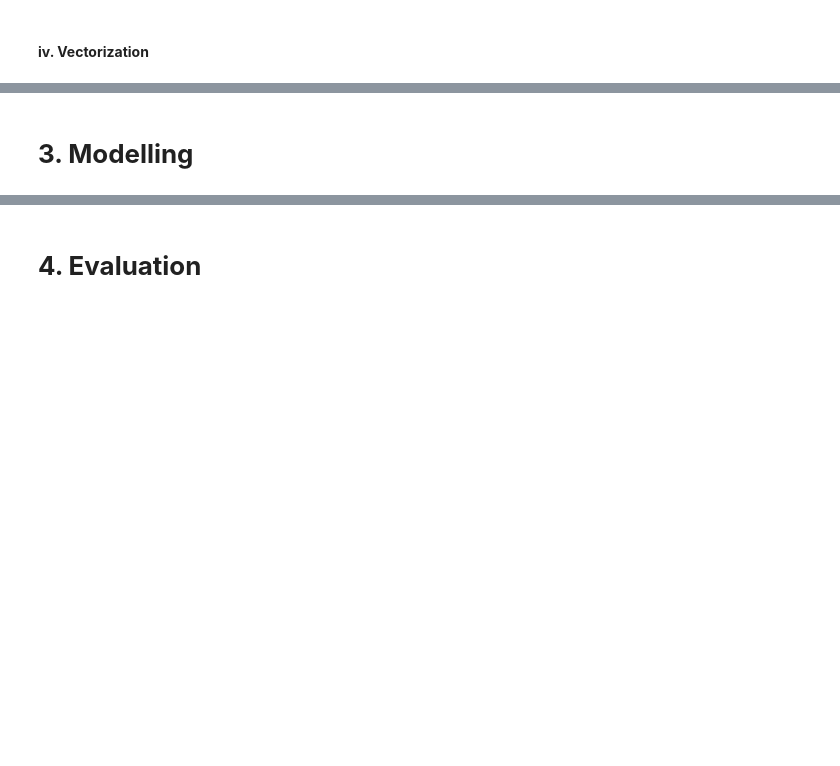
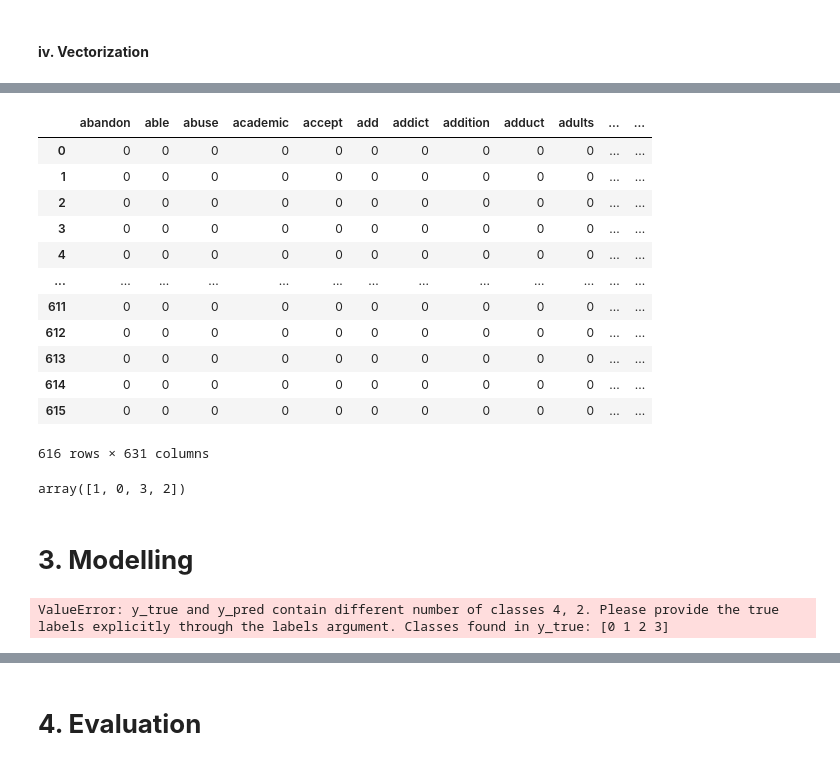
Before and after one commit to AliceWamuyu/Mental-Health-Prediction, a Jupyter notebook: index.ipynb, the cells around one changed output, grey strips where cells are left out. Cells and saved outputs as stored; diff of their text form; code cells hidden in the pictures; blank space fills up the shorter version.

```diff
--- a/index.ipynb
+++ b/index.ipynb
@@ -269,0 +333,16 @@ SyntaxError: invalid syntax (<ipython-input-21-dcf41ffd04d6>, line 2)
+# %%
+cv_df
+# %% [output]
+|  | abandon | able | abuse | academic | accept | add | addict | addition | adduct | adults | ... | ... |
+| 0 | 0 | 0 | 0 | 0 | 0 | 0 | 0 | 0 | 0 | 0 | ... | ... |
+| 1 | 0 | 0 | 0 | 0 | 0 | 0 | 0 | 0 | 0 | 0 | ... | ... |
+| 2 | 0 | 0 | 0 | 0 | 0 | 0 | 0 | 0 | 0 | 0 | ... | ... |
+| 3 | 0 | 0 | 0 | 0 | 0 | 0 | 0 | 0 | 0 | 0 | ... | ... |
+| 4 | 0 | 0 | 0 | 0 | 0 | 0 | 0 | 0 | 0 | 0 | ... | ... |
+| ... | ... | ... | ... | ... | ... | ... | ... | ... | ... | ... | ... | ... |
+| 611 | 0 | 0 | 0 | 0 | 0 | 0 | 0 | 0 | 0 | 0 | ... | ... |
+| 612 | 0 | 0 | 0 | 0 | 0 | 0 | 0 | 0 | 0 | 0 | ... | ... |
+| 613 | 0 | 0 | 0 | 0 | 0 | 0 | 0 | 0 | 0 | 0 | ... | ... |
+| 614 | 0 | 0 | 0 | 0 | 0 | 0 | 0 | 0 | 0 | 0 | ... | ... |
+| 615 | 0 | 0 | 0 | 0 | 0 | 0 | 0 | 0 | 0 | 0 | ... | ... |
+616 rows × 631 columns
@@ -270,2 +354,9 @@ SyntaxError: invalid syntax (<ipython-input-21-dcf41ffd04d6>, line 2)
+# %%
+label_encoder = LabelEncoder()
+y_train_cont = pd.Series(label_encoder.fit_transform(y_train))
+y_test_cont = pd.Series(label_encoder.transform(y_test))
+y_train_cont.unique()
+# %% [output]
+array([1, 0, 3, 2])
 # %% [markdown]
 # **3. Modelling**
@@ -271,0 +383,18 @@ SyntaxError: invalid syntax (<ipython-input-21-dcf41ffd04d6>, line 2)
+# %%
+baseline_dt = DecisionTreeClassifier(random_state=0)
+
+baseline_dt.fit(X_train, y_train_cont)
+
+y_test_pred = baseline_dt.predict_proba(X_test)
+y_train_pred = baseline_dt.predict_proba(X_train)
+
+probs = y_test_pred[:, 1]
+loss = log_loss(y_test_cont, probs)
+loss
+
+
+#Observation:
+     # Despite the fact that suicide has more data than drugs, it performs worse than it as drugs
+     # There is overfitting
+# %% [output]
+ValueError: y_true and y_pred contain different number of classes 4, 2. Please provide the true labels explicitly through the labels argument. Classes found in y_true: [0 1 2 3]
```
Also changed, not shown: parts of 16 cells of this notebook.
